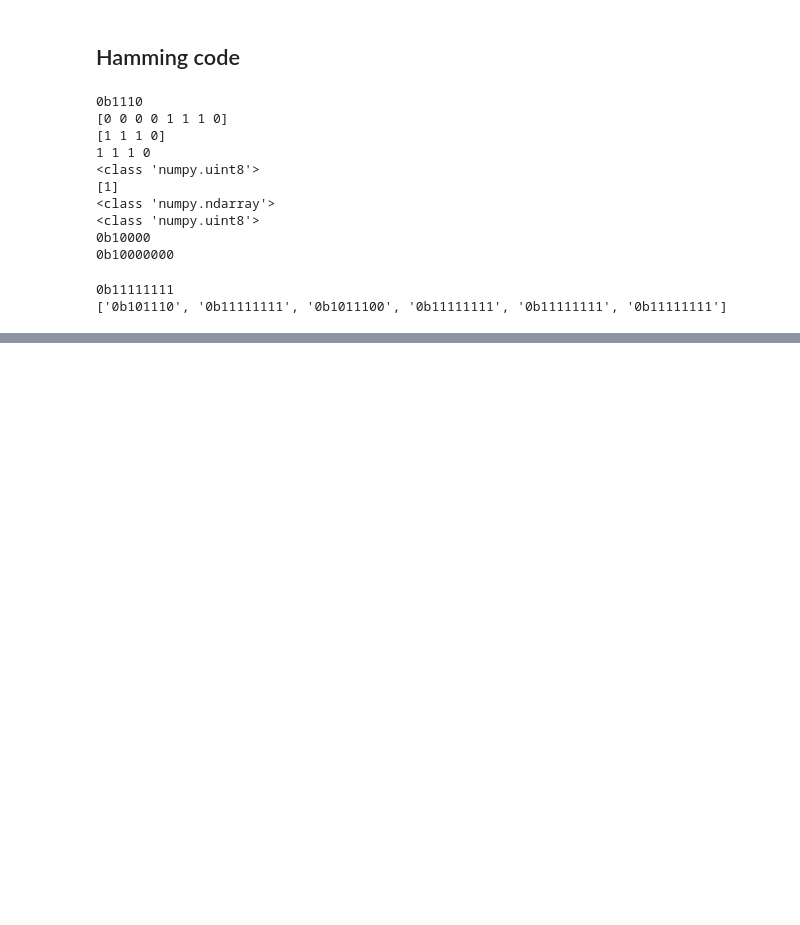
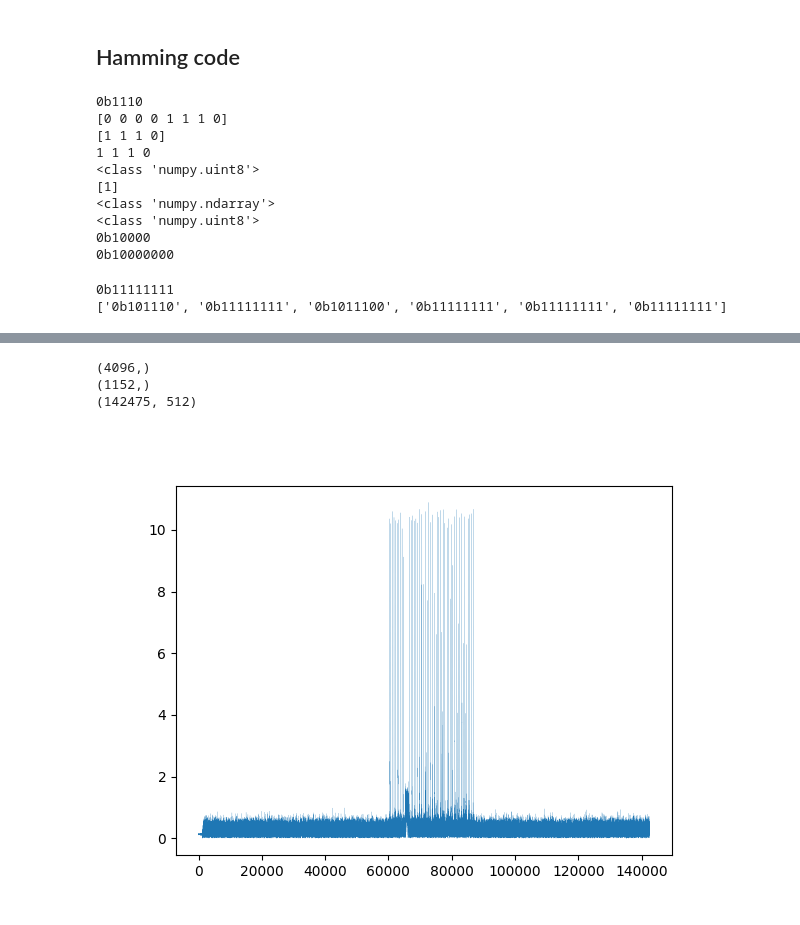
Before and after one commit to xsun2445/ee595hws, a Jupyter notebook: hw1/test.ipynb, the cells around one changed output, grey strips where cells are left out. Cells and saved outputs as stored; diff of their text form; code cells hidden in the pictures; blank space fills up the shorter version.

```diff
--- a/hw1/test.ipynb
+++ b/hw1/test.ipynb
@@ -332,0 +442,39 @@ print([bin(x) for x in hamming])
+# %%
+dc = phy.chirp(False, sf, bw, fs, 0, 0, 0)
+uc = phy.chirp(True, sf, bw, fs, 0, 0, 0)
+
+
+preamble = np.matlib.repmat(uc, 1, preamble_len).flatten()
+preamble = np.conjugate(preamble)
+print(preamble.shape)
+
+sync = np.concatenate((dc,dc,dc[:len(uc)//4]))
+sync = np.conjugate(sync)
+print(sync.shape)
+preamble = np.concatenate((preamble, sync))
+
+preamble = dc.flatten()
+
+res = []
+
+for i in range(len(raw)-len(preamble)):
+    res.append(np.fft.fftshift(np.fft.fft(raw[i:i+len(preamble)]*preamble, 2**8*2)))
+
+res = np.array(res)
+print(res.shape)
+
+# plt.figure()
+# # plt.imshow()
+# plt.pcolormesh(abs(res.T))
+# # print(stft[0])
+# plt.show()
+
+plt.figure()
+# plt.plot(np.max(abs(res), axis=1))
+plt.plot(abs(res[:,125]), linewidth=0.1)
+plt.show()
+# %% [output]
+(4096,)
+(1152,)
+(142475, 512)
+[figure, added]
```
Also changed, not shown: parts of 6 cells of this notebook, 1 other file.
